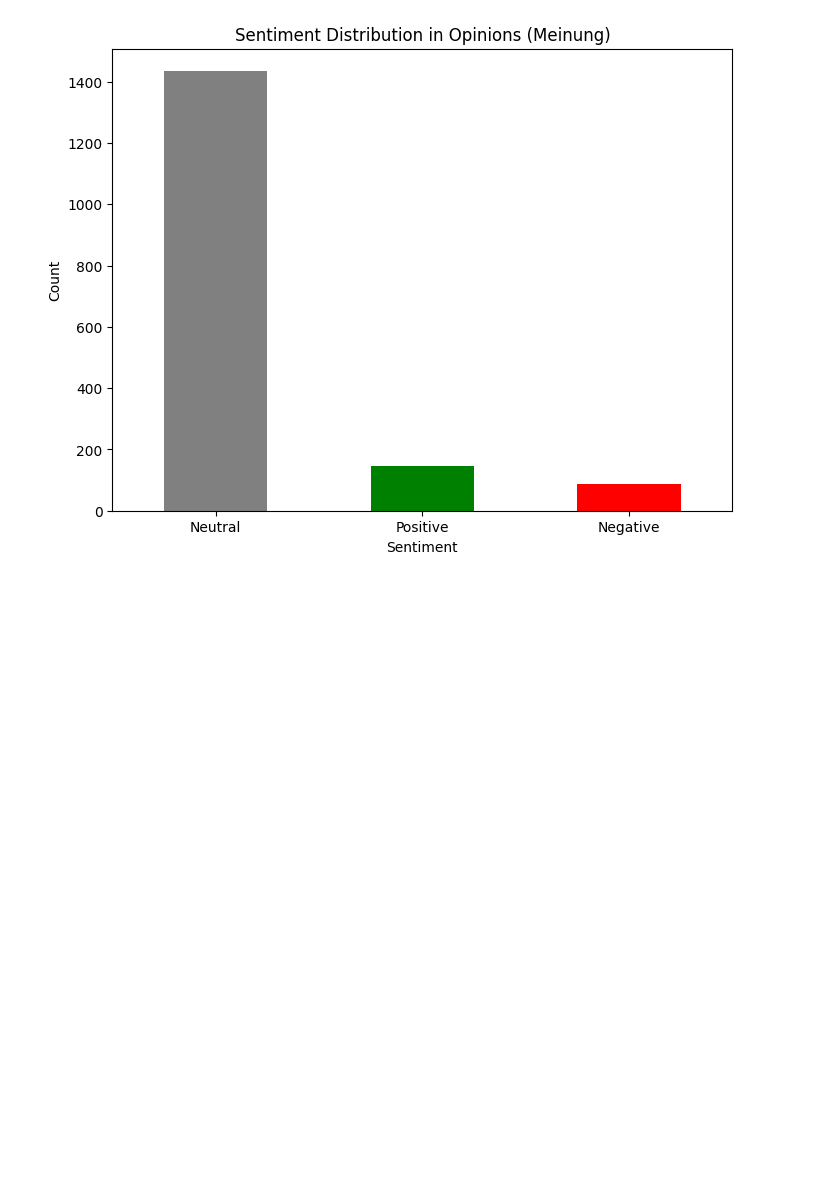
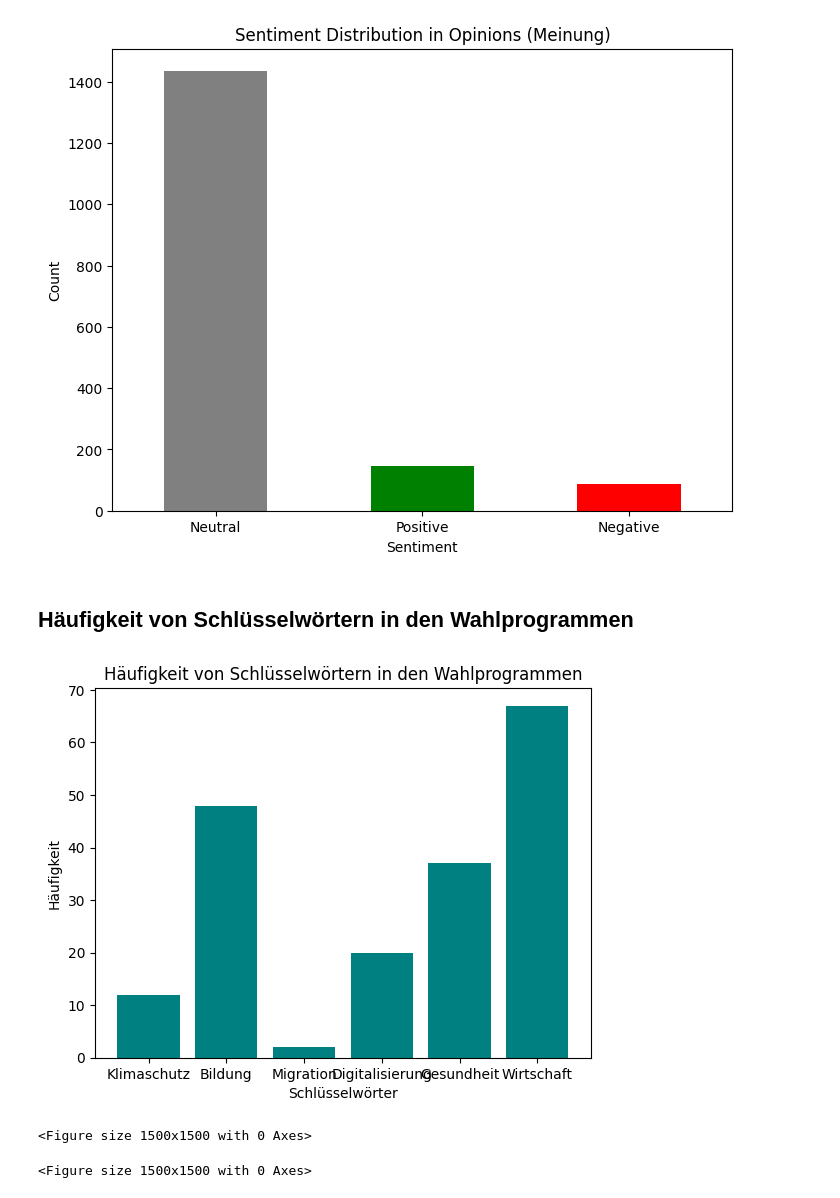
Before and after one commit to Abodx9/KI-BigData, a Jupyter notebook: Vektordatenbanken/Visualization.ipynb, the cells around one changed output. Cells and saved outputs as stored; diff of their text form; code cells hidden in the pictures; blank space fills up the shorter version.

Commit message:
update visualisierung Häufigkeiten von keywords

```diff
--- a/Vektordatenbanken/Visualization.ipynb
+++ b/Vektordatenbanken/Visualization.ipynb
@@ -101,3 +86,21 @@ plt.xticks(rotation=0)
 plt.show()
 # %% [output]
 [figure]
+# %% [markdown]
+## Häufigkeit von Schlüsselwörtern in den Wahlprogrammen
+# %%
+keywords = ['Klimaschutz', 'Bildung', 'Migration', 'Digitalisierung', 'Gesundheit', 'Wirtschaft']
+keyword_counts = {keyword: df['Thema'].str.contains(keyword, case=False, na=False).sum() for keyword in keywords}
+
+#Balkendiagramm
+plt.bar(keyword_counts.keys(), keyword_counts.values(), color='teal')
+plt.title('Häufigkeit von Schlüsselwörtern in den Wahlprogrammen')
+plt.xlabel('Schlüsselwörter')
+plt.ylabel('Häufigkeit')
+plt.show()
+
+plt.figure(figsize=(15, 15))
+# %% [output]
+[figure, added]
+<Figure size 1500x1500 with 0 Axes>
+<Figure size 1500x1500 with 0 Axes>
```
Also changed, not shown: parts of 1 cell of this notebook.
